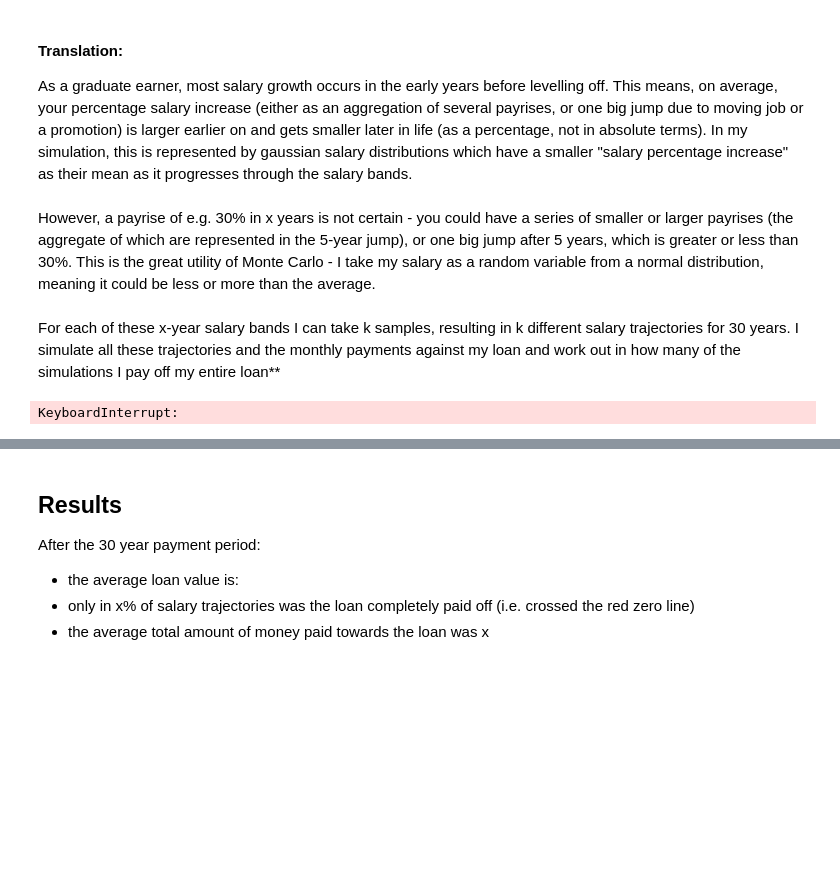
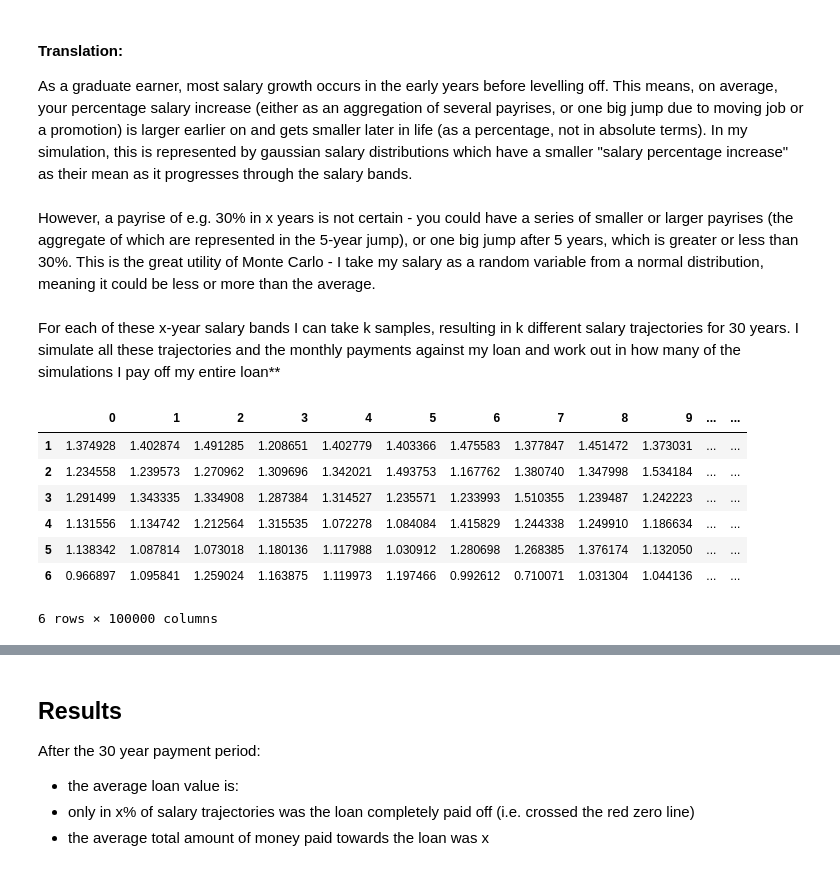
Before and after one commit to lvassor/student_finance_simulation, a Jupyter notebook: notebooks/payoffSimulation_blog_style.ipynb, the cells around one changed output, grey strips where cells are left out. Saved outputs shown, nothing was run; the diff lists cells and outputs as text; code cells hidden in the pictures; blank space fills up the shorter version.

```diff
--- a/notebooks/payoffSimulation_blog_style.ipynb
+++ b/notebooks/payoffSimulation_blog_style.ipynb
@@ -339,66 +342,43 @@ cycol = cycle('bgrcmk')
 # %%
 # fig, ax = plt.subplots(2, 1,figsize=(16,12))
 
 
-# # fig = plt.figure(figsize=(16,6))
-# # ax = fig.add_axes([0.1,0.1,0.9,0.9])
+# fig = plt.figure(figsize=(16,6))
+# ax = fig.add_axes([0.1,0.1,0.9,0.9])
 # ax[0].axhline(y = 0, color = 'r', linestyle = '--')
 # ax[0].grid(axis='y')
 # ax[0].set_xlabel("Elapsed months")
 # ax[0].xaxis.label.set_color('black')
 # ax[0].set_ylabel("Value")
 # ax[0].yaxis.label.set_color('black')
 # ax[0].set_title('50 loan value trajectories according to \n50 MC-simulated salary trajectories')
 
 # ax[1].grid(axis='y')
 # ax[1].set_xlabel("Elapsed months")
 # ax[1].xaxis.label.set_color('black')
 # ax[1].set_ylabel("Value")
 # ax[1].yaxis.label.set_color('black')
 # ax[1].set_title('50 MC-simulated salary trajectories')
 from IPython.display import clear_output
 
 salary_levels = 6
-np.random.seed(101)
+# np.random.seed(101)
 startingSal = 29000
-sims = 1000000
+sims = 100000
+pd.set_option('display.width', 10)
 monte_carlo_increases = pd.DataFrame(np.row_stack([np.random.normal(loc=x, scale=0.1,size=(1,sims)) for x in np.linspace(.1,.4,salary_levels)[::-1]]))
 end_values = []
 total_payments = []
 monte_carlo_increases += 1
 monte_carlo_increases.index += 1
 totalLoan_values = 0
-for column in range(sims):
-    clear_output(wait=True)
-#     print(monte_carlo_increases[column])
-    sim, sal, net_payments = simulate_lifetime_earnings(grossSalaryPA = startingSal,
-                                    N = 30,
-                                    principal = graduate_amount(simEnd = "employment", employmentStart = "2019-10-07", myPayments = myPayments),
-                                    employment_start = "2019-10-07",
-                                    method = "monte carlo",
-                                    increases = monte_carlo_increases[column])
-    end_values.append(sim[-1])
-    total_payments.append(net_payments)
-    print("current progress ", np.round(column/sims *100, 2), "%")
-#     col = next(cycol)
-#     ax[1].plot(sal, label = "Salary")#, color=col)
-#     ax[0].plot(sim, label = "Net value of Student Loan")#,color=col)
-
-# handles, labels = plt.gca().get_legend_handles_labels()
-# by_label = dict(zip(labels, handles))
-# # plt.legend(by_label.values(), by_label.keys());
-# # plt.grid()
-# # plt.legend(loc="best");
-# ax[0].annotate('Starting loan value', xy=(0, 50000),  xycoords='data',
-#             xytext=(0.16, 0.65), textcoords='axes fraction',
-#             arrowprops=dict(facecolor='black', shrink=0.05),
-#             horizontalalignment='right', verticalalignment='top',
-#             )
-# ax[1].annotate('Starting salary', xy=(0, 30000),  xycoords='data',
-#             xytext=(0.15, 0.19), textcoords='axes fraction',
-#             arrowprops=dict(facecolor='black', shrink=0.05),
-#             horizontalalignment='right', verticalalignment='top',
-#             )
-# fig.savefig(os.path.join('..','results','simulations.png'), dpi=600)
+monte_carlo_increases.head(7)
 # %% [output]
+|  | 0 | 1 | 2 | 3 | 4 | 5 | 6 | 7 | 8 | 9 | ... | ... |
+| 1 | 1.374928 | 1.402874 | 1.491285 | 1.208651 | 1.402779 | 1.403366 | 1.475583 | 1.377847 | 1.451472 | 1.373031 | ... | ... |
+| 2 | 1.234558 | 1.239573 | 1.270962 | 1.309696 | 1.342021 | 1.493753 | 1.167762 | 1.380740 | 1.347998 | 1.534184 | ... | ... |
+| 3 | 1.291499 | 1.343335 | 1.334908 | 1.287384 | 1.314527 | 1.235571 | 1.233993 | 1.510355 | 1.239487 | 1.242223 | ... | ... |
+| 4 | 1.131556 | 1.134742 | 1.212564 | 1.315535 | 1.072278 | 1.084084 | 1.415829 | 1.244338 | 1.249910 | 1.186634 | ... | ... |
+| 5 | 1.138342 | 1.087814 | 1.073018 | 1.180136 | 1.117988 | 1.030912 | 1.280698 | 1.268385 | 1.376174 | 1.132050 | ... | ... |
+| 6 | 0.966897 | 1.095841 | 1.259024 | 1.163875 | 1.119973 | 1.197466 | 0.992612 | 0.710071 | 1.031304 | 1.044136 | ... | ... |
-KeyboardInterrupt:
+6 rows × 100000 columns
```
Also changed, not shown: parts of 9 cells of this notebook, 10 other files.
